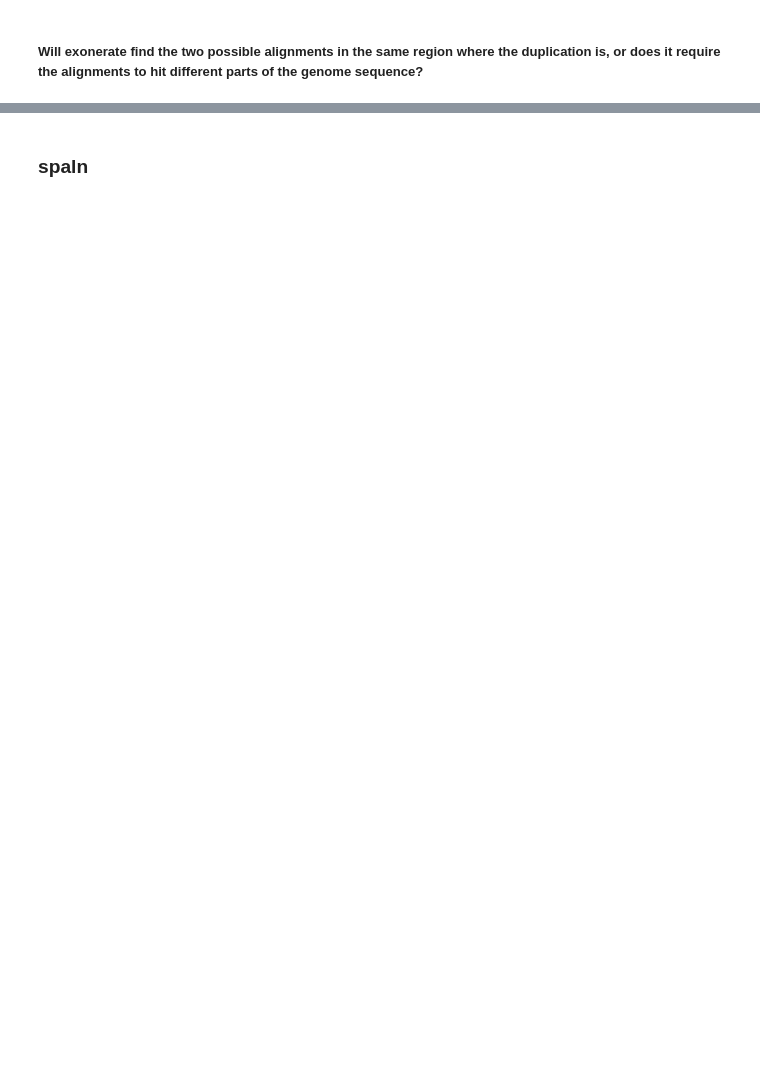
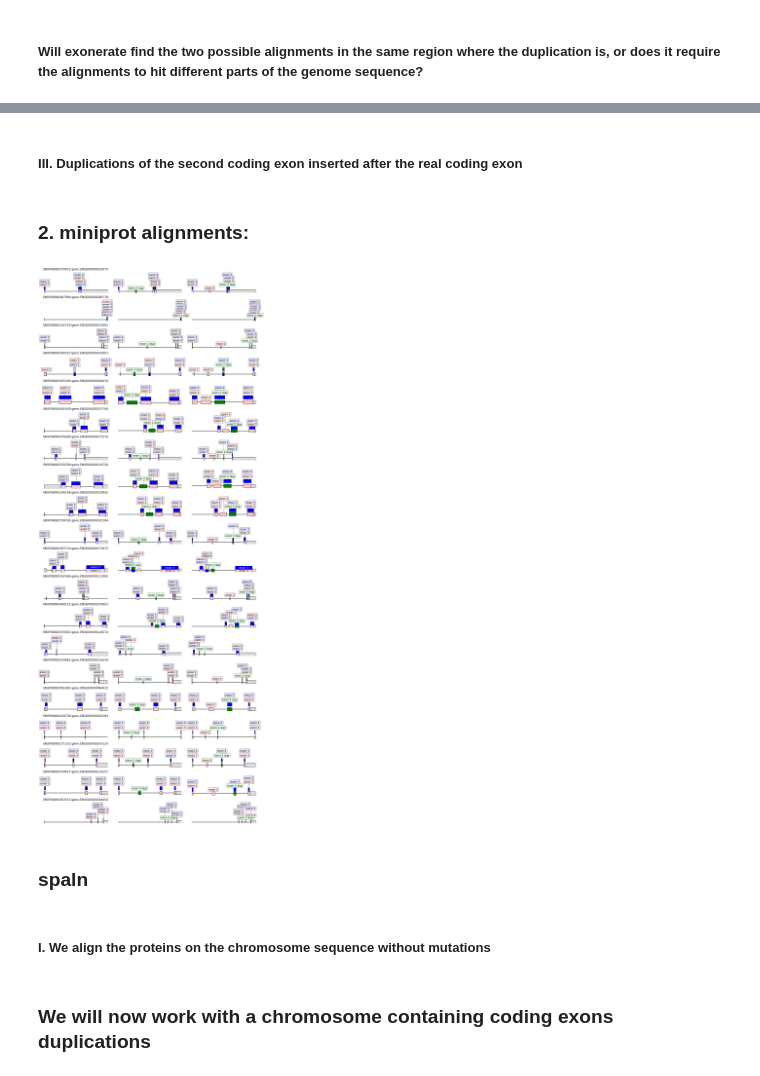
Before and after one commit to msarrias/exonize, a Jupyter notebook: exon_dup_tools_evaluation.ipynb, the cells around one changed output, grey strips where cells are left out. Drawn from its saved outputs; the diff is of its cells as text; code cells hidden in the pictures; blank space fills up the shorter version.

Commit message:
miniprot alignments for test cases

```diff
--- a/exon_dup_tools_evaluation.ipynb
+++ b/exon_dup_tools_evaluation.ipynb
@@ -161,0 +180,11 @@ plt.savefig('Figures/exonerate_alignms_with_is.jpg', bbox_inches='tight')
+# %%
+miniprot_hits_mut_before = parse_miniprot_output('Miniprot/miniprot_align_mut_before.paf',
+                                                 dups_genes_loc_with_is,
+                                                 protein_gene_dict)
+overlaping_queries_mut_before = get_CIGAR_string_overlaping_queries(miniprot_hits_mut_before)
+exon_intv_mut_before = get_matching_intervals(overlaping_queries_mut_before)
+
+miniprot_sorted_overlaping_queries_mut_before = {i : copy.deepcopy(exon_intv_mut_before[i][0])
+                                                 for i in overlaping_queries.keys()}
+# %% [markdown]
+##### III.  Duplications of the second coding exon inserted after the real coding exon
@@ -162,2 +193,57 @@ plt.savefig('Figures/exonerate_alignms_with_is.jpg', bbox_inches='tight')
+# %%
+miniprot_hits_mut_after = parse_miniprot_output('Miniprot/miniprot_align_mut_after.paf',
+                                                dups_genes_loc_after,
+                                                protein_gene_dict)
+overlaping_queries_mut_after = get_CIGAR_string_overlaping_queries(miniprot_hits_mut_after)
+exon_intv_mut_after = get_matching_intervals(overlaping_queries_mut_after)
+
+miniprot_sorted_overlaping_queries_mut_after = {i : copy.deepcopy(exon_intv_mut_after[i][0])
+                                                for i in overlaping_queries.keys()}
+# %% [markdown]
+### 2. miniprot alignments:
+# %%
+fig, ax = plt.subplots(len(exon_intv_no_mut),3, figsize=(13, 32))
+plt.tight_layout()
+for prot_idx, (prot_id, overlaping_hit_dict) in enumerate(miniprot_sorted_overlaping_queries_no_mut.items()):
+    gene_id = protein_gene_dict[prot_id]
+    coords_gene = genes_location[gene_id]
+    gs, ge = coords_gene.lower, coords_gene.upper
+    features = []
+    idx = 1
+    record = get_record(idx, gene_id, dups_GRCh38_gene_coords, gs, ge,
+                        simulated_genes_breakdown_dict_before[gene_id],
+                        overlaping_hit_dict)
+    ax[prot_idx,0].set_title(prot_id + ':' + gene_id, loc='center')
+    record.plot(ax=ax[prot_idx,0], figure_width=5, with_ruler=False)
+for prot_idx, (prot_id, overlaping_hit_dict) in enumerate(miniprot_sorted_overlaping_queries_mut_before.items()):
+    gene_id = protein_gene_dict[prot_id]
+    coords_gene = dups_genes_loc_with_is[gene_id]
+    gs, ge = coords_gene.lower, coords_gene.upper
+    features = []
+    idx = 1
+    record = get_record(idx, gene_id, dups_GRCh38_gene_coords, gs, ge,
+                        simulated_genes_breakdown_dict_before[gene_id],
+                        overlaping_hit_dict, mutations=True,
+                        genome_seq = fasta_GRCh38_seq['1']['+'],
+                        mut_loc='before', exon_dup=2,
+                        genome_seq_with_mut=fasta_GRCh38_seq_with_dup['+'])
+    record.plot(ax=ax[prot_idx,1], figure_width=5, with_ruler=False)
+for prot_idx, (prot_id, overlaping_hit_dict) in enumerate(miniprot_sorted_overlaping_queries_mut_after.items()):
+    gene_id = protein_gene_dict[prot_id]
+    coords_gene = dups_genes_loc_after[gene_id]
+    gs, ge = coords_gene.lower, coords_gene.upper
+    features = []
+    idx = 1
+    record = get_record(idx, gene_id, dups_GRCh38_gene_coords_after, gs, ge,
+                        simulated_genes_breakdown_dict_after[gene_id],
+                        overlaping_hit_dict, mutations=True,
+                        genome_seq = fasta_GRCh38_seq['1']['+'],
+                        mut_loc='after', exon_dup=2,
+                        genome_seq_with_mut=fasta_GRCh38_seq_with_dup_after['+'])
+    record.plot(ax=ax[prot_idx,2], figure_width=5, with_ruler=False)
+fig.tight_layout()
+plt.savefig('Figures/miniprot_alignms.jpg', bbox_inches='tight')
+# %% [output]
+[figure, added]
 # %% [markdown]
 ### spaln
@@ -165,0 +250,2 @@ plt.savefig('Figures/exonerate_alignms_with_is.jpg', bbox_inches='tight')
+# %% [markdown]
+##### I. We align the proteins on the chromosome sequence without mutations
@@ -165,0 +254,2 @@ plt.savefig('Figures/exonerate_alignms_with_is.jpg', bbox_inches='tight')
+# %% [markdown]
+### We will now work with a chromosome containing coding exons duplications
```
Also changed, not shown: parts of 39 cells of this notebook.
